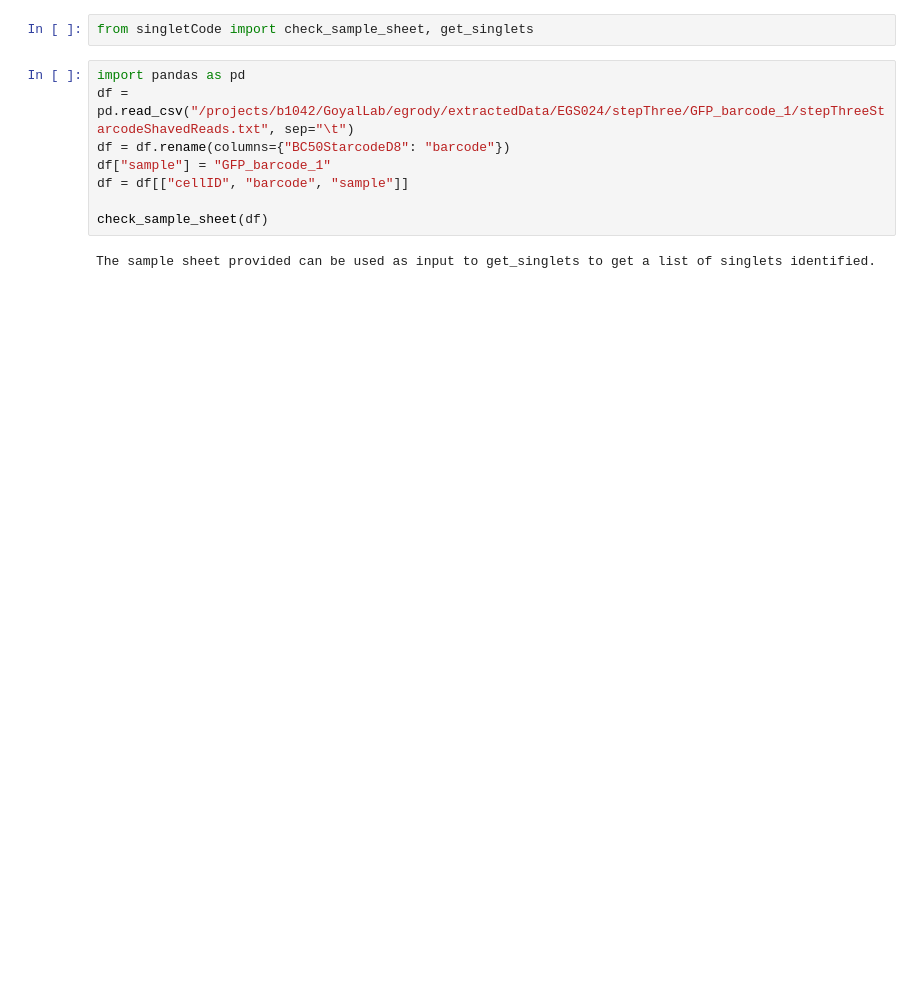
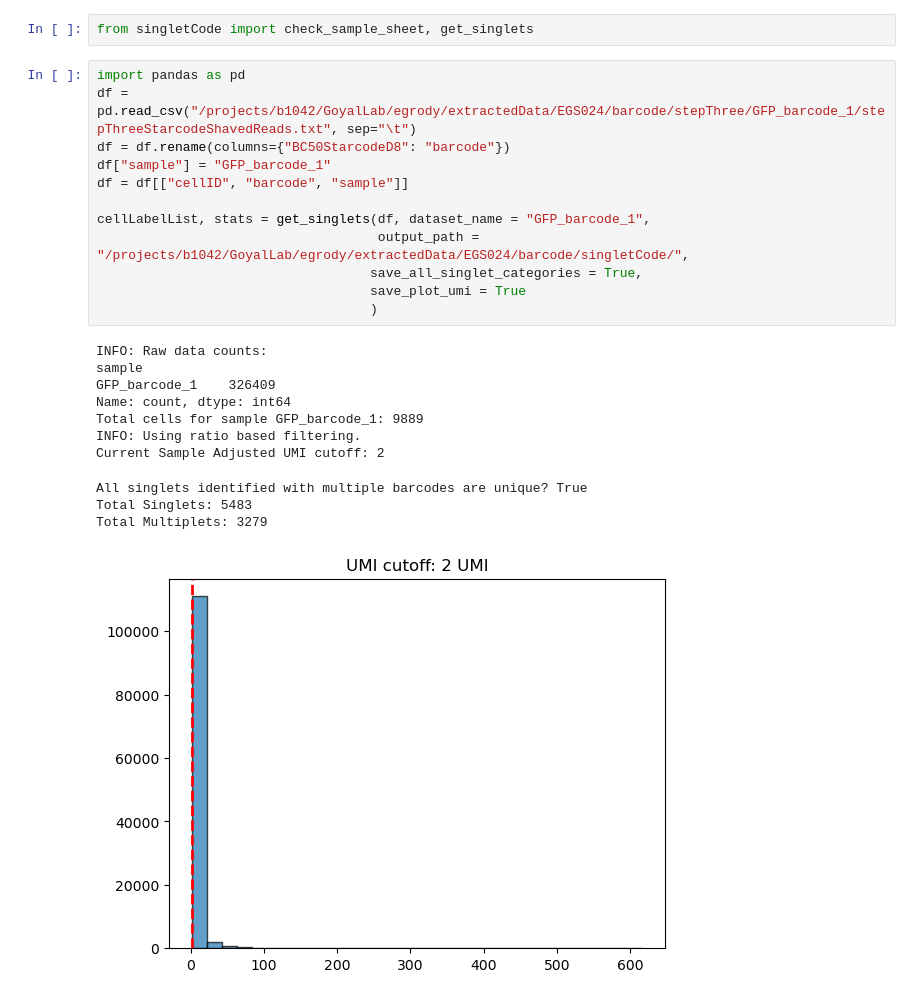
Before and after one commit to emanuellegrody/SALVEseq, a Jupyter notebook: extractionScripts/barcode/singletCode.ipynb, the cells around one changed output. Cells and saved outputs as stored; diff of their text form; blank space fills up the shorter version.

```diff
--- a/extractionScripts/barcode/singletCode.ipynb
+++ b/extractionScripts/barcode/singletCode.ipynb
@@ -23,12 +24,26 @@ Successfully installed singletCode-1.1.0
 from singletCode import check_sample_sheet, get_singlets
 # %%
 import pandas as pd
-df = pd.read_csv("/projects/b1042/GoyalLab/egrody/extractedData/EGS024/stepThree/GFP_barcode_1/stepThreeStarcodeShavedReads.txt", sep="\t")
+df = pd.read_csv("/projects/b1042/GoyalLab/egrody/extractedData/EGS024/barcode/stepThree/GFP_barcode_1/stepThreeStarcodeShavedReads.txt", sep="\t")
 df = df.rename(columns={"BC50StarcodeD8": "barcode"})
 df["sample"] = "GFP_barcode_1"
 df = df[["cellID", "barcode", "sample"]]
 
-check_sample_sheet(df)
+cellLabelList, stats = get_singlets(df, dataset_name = "GFP_barcode_1",
+                                    output_path = "/projects/b1042/GoyalLab/egrody/extractedData/EGS024/barcode/singletCode/",
+                                   save_all_singlet_categories = True,
+                                   save_plot_umi = True
+                                   )
 # %% [output]
-The sample sheet provided can be used as input to get_singlets to get a list of singlets identified.
+INFO: Raw data counts:
+sample
+GFP_barcode_1    326409
+Name: count, dtype: int64
+Total cells for sample GFP_barcode_1: 9889
+INFO: Using ratio based filtering.
+Current Sample Adjusted UMI cutoff: 2
+All singlets identified with multiple barcodes are unique? True
+Total Singlets: 5483
+Total Multiplets: 3279
+[figure, added]
 # %%
```
Also changed, not shown: parts of 2 cells of this notebook.
